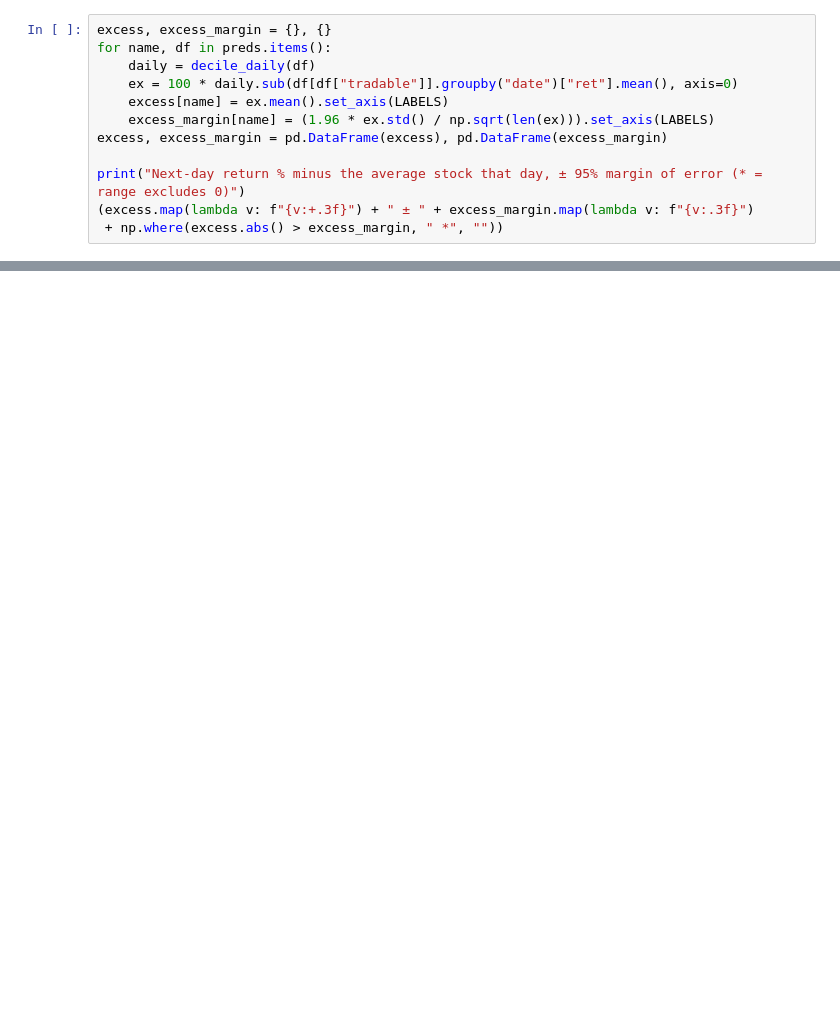
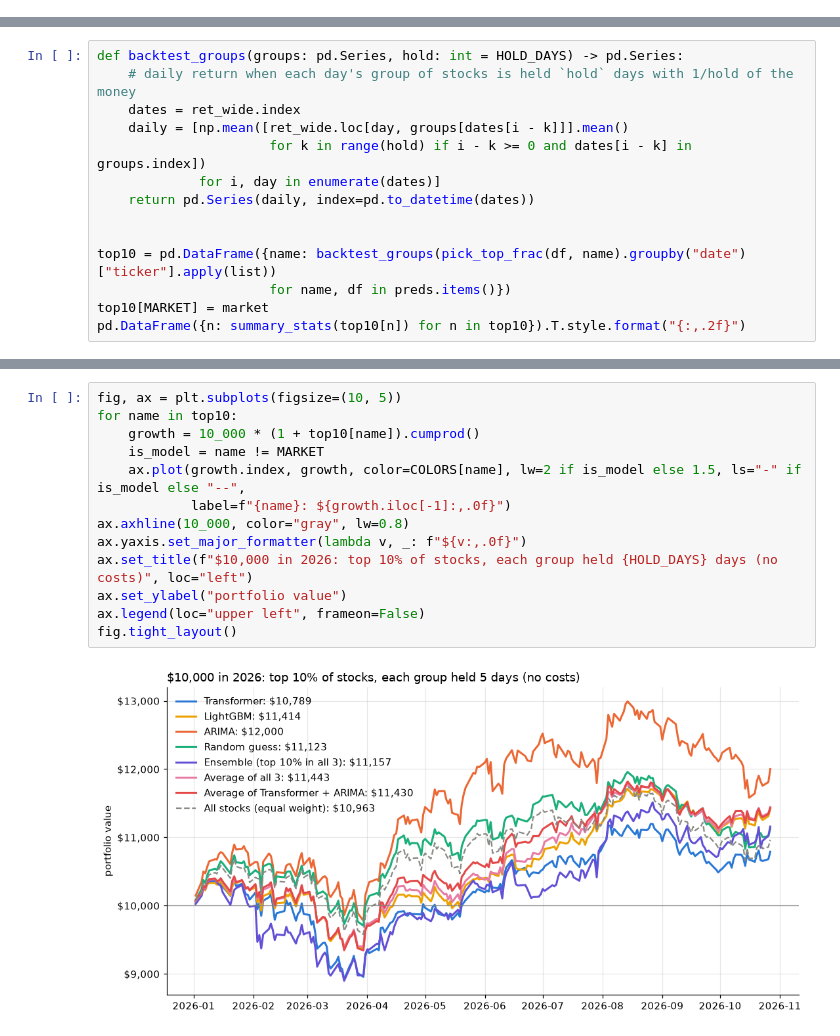
Before and after one commit to Blowsome/transformer_based_trading, a Jupyter notebook: backtest.ipynb, the cells around one changed output, grey strips where cells are left out. Cells and saved outputs as stored; diff of their text form; blank space fills up the shorter version.

```diff
--- a/backtest.ipynb
+++ b/backtest.ipynb
@@ -346,12 +418,0 @@ a decile is only clearly better or worse than average when its ± range does not
-# %%
-excess, excess_margin = {}, {}
-for name, df in preds.items():
-    daily = decile_daily(df)
-    ex = 100 * daily.sub(df[df["tradable"]].groupby("date")["ret"].mean(), axis=0)
-    excess[name] = ex.mean().set_axis(LABELS)
-    excess_margin[name] = (1.96 * ex.std() / np.sqrt(len(ex))).set_axis(LABELS)
-excess, excess_margin = pd.DataFrame(excess), pd.DataFrame(excess_margin)
-
-print("Next-day return % minus the average stock that day, ± 95% margin of error (* = range excludes 0)")
-(excess.map(lambda v: f"{v:+.3f}") + " ± " + excess_margin.map(lambda v: f"{v:.3f}")
- + np.where(excess.abs() > excess_margin, " *", ""))
@@ -376,0 +475,14 @@ Next-day return % minus the average stock that day, ± 95% margin of error (* =
+# %%
+def backtest_groups(groups: pd.Series, hold: int = HOLD_DAYS) -> pd.Series:
+    # daily return when each day's group of stocks is held `hold` days with 1/hold of the money
+    dates = ret_wide.index
+    daily = [np.mean([ret_wide.loc[day, groups[dates[i - k]]].mean()
+                      for k in range(hold) if i - k >= 0 and dates[i - k] in groups.index])
+             for i, day in enumerate(dates)]
+    return pd.Series(daily, index=pd.to_datetime(dates))
+
+
+top10 = pd.DataFrame({name: backtest_groups(pick_top_frac(df, name).groupby("date")["ticker"].apply(list))
+                      for name, df in preds.items()})
+top10[MARKET] = market
+pd.DataFrame({n: summary_stats(top10[n]) for n in top10}).T.style.format("{:,.2f}")
@@ -376,0 +499,15 @@ Next-day return % minus the average stock that day, ± 95% margin of error (* =
+# %%
+fig, ax = plt.subplots(figsize=(10, 5))
+for name in top10:
+    growth = 10_000 * (1 + top10[name]).cumprod()
+    is_model = name != MARKET
+    ax.plot(growth.index, growth, color=COLORS[name], lw=2 if is_model else 1.5, ls="-" if is_model else "--",
+            label=f"{name}: ${growth.iloc[-1]:,.0f}")
+ax.axhline(10_000, color="gray", lw=0.8)
+ax.yaxis.set_major_formatter(lambda v, _: f"${v:,.0f}")
+ax.set_title(f"$10,000 in 2026: top 10% of stocks, each group held {HOLD_DAYS} days (no costs)", loc="left")
+ax.set_ylabel("portfolio value")
+ax.legend(loc="upper left", frameon=False)
+fig.tight_layout()
+# %% [output]
+[figure, added]
```
Also changed, not shown: parts of 59 cells of this notebook, 13 other files.
